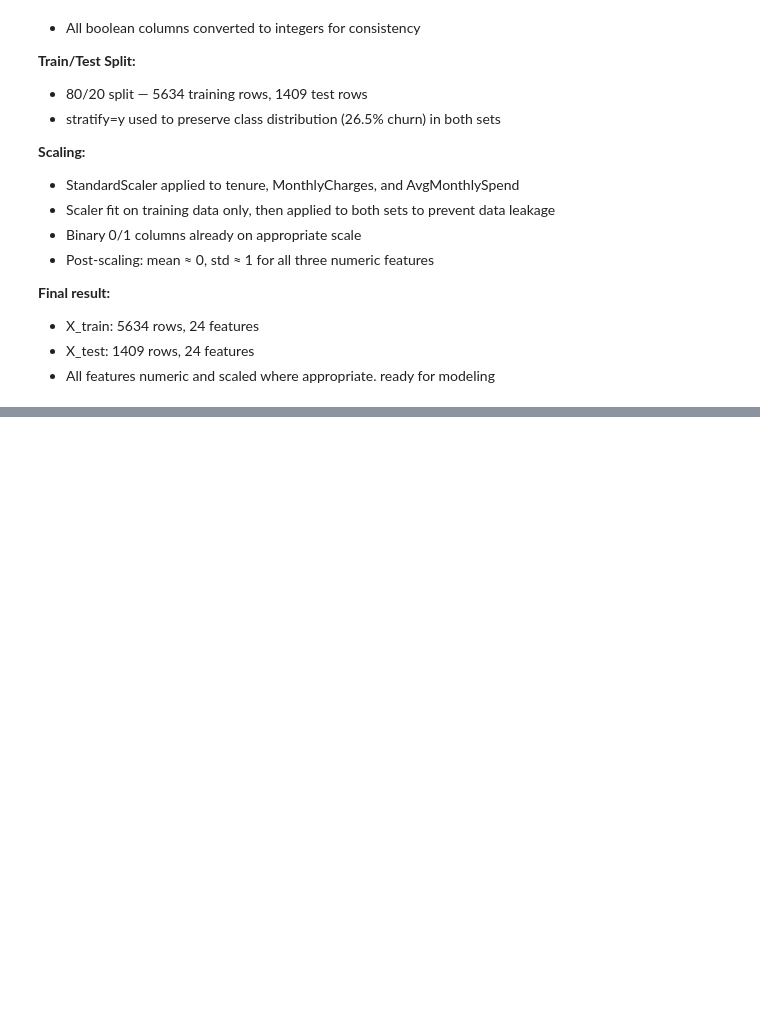
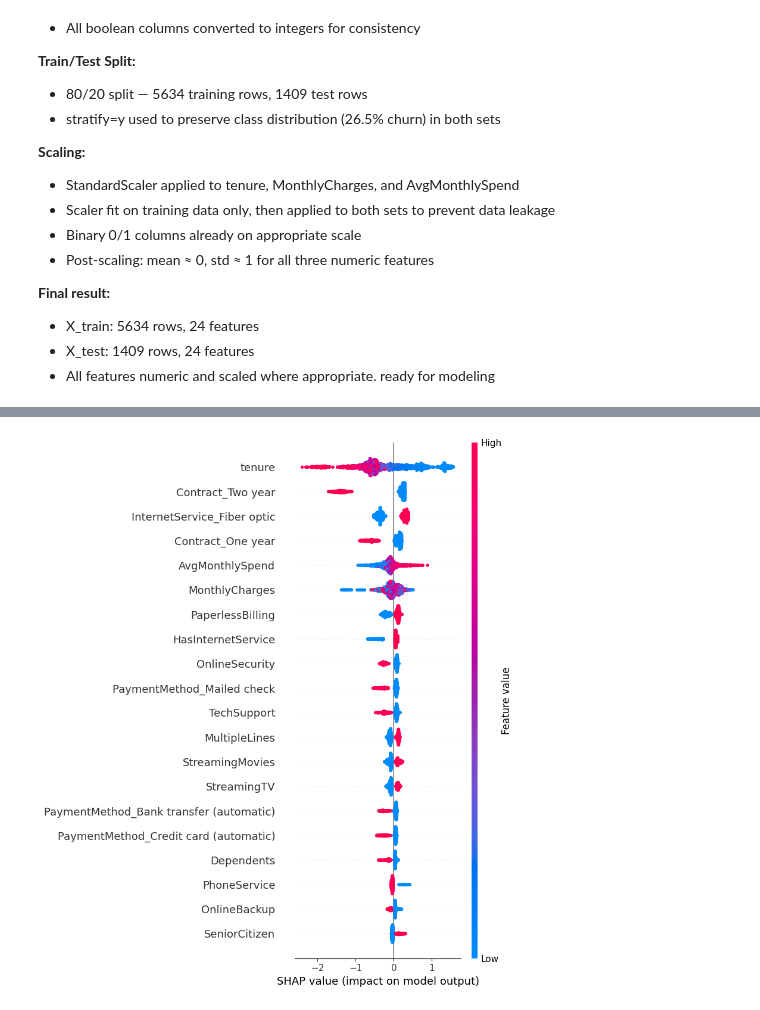
Before and after one commit to tyler-romans/customer-churn-prediction, a Jupyter notebook: Customer_Churn_Prediction.ipynb, the cells around one changed output, grey strips where cells are left out. Cells and saved outputs as stored; diff of their text form; code cells hidden in the pictures; blank space fills up the shorter version.

```diff
--- a/Customer_Churn_Prediction.ipynb
+++ b/Customer_Churn_Prediction.ipynb
@@ -721,0 +1120,4 @@ max       1.61            1.79             1.87
+# %%
+shap.summary_plot(shap_values, X_test)
+# %% [output]
+[figure, added]
```
Also changed, not shown: parts of 49 cells of this notebook.
